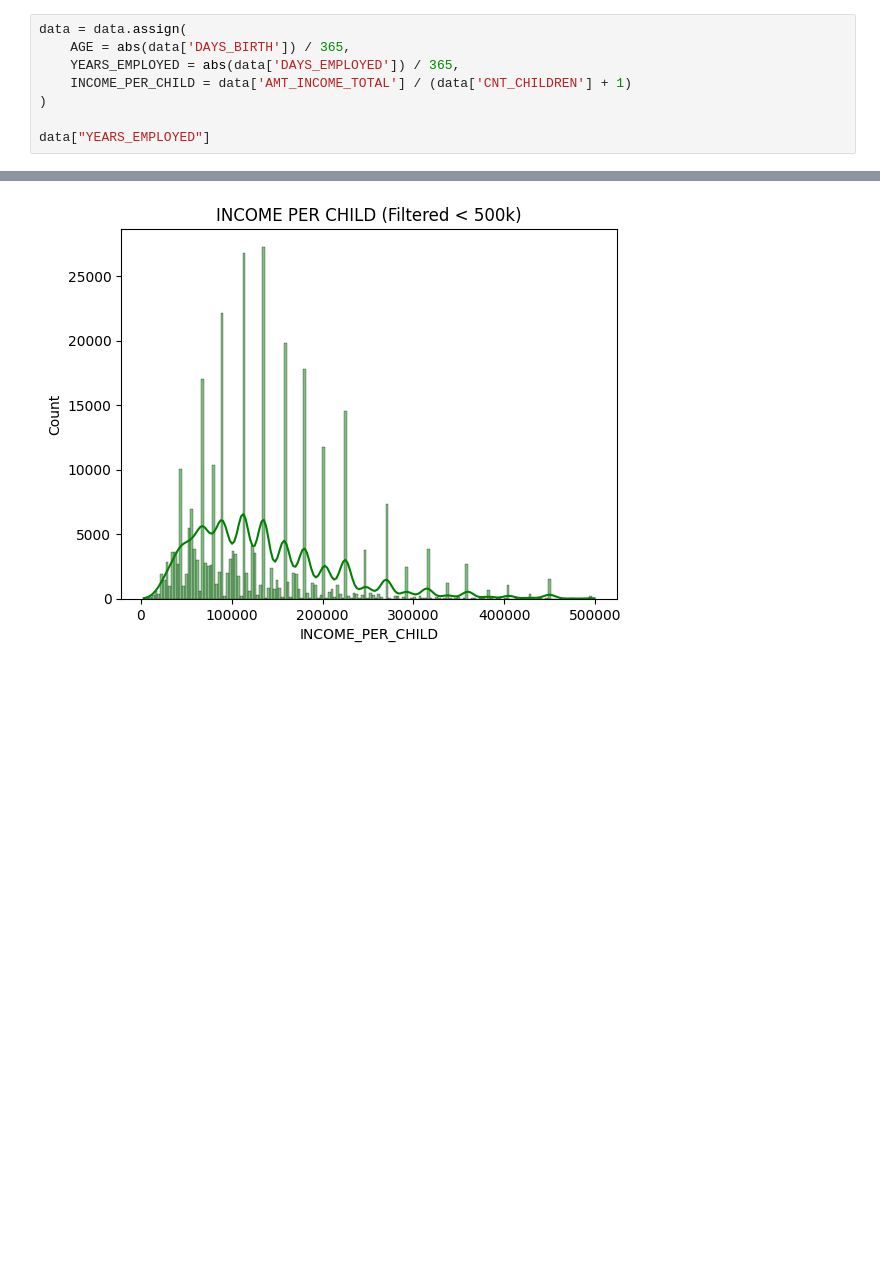
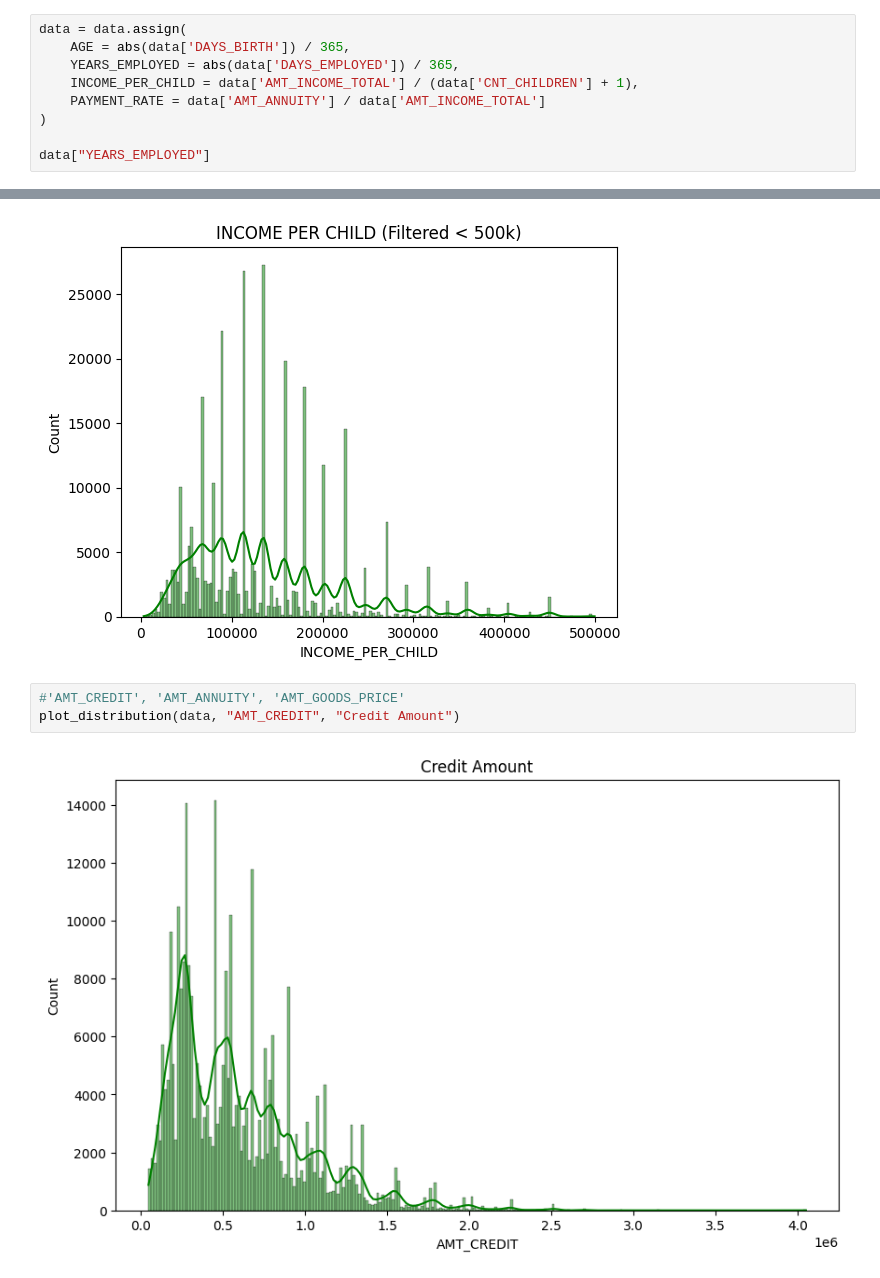
Before and after one commit to aviollaz/end-to-end-credit-scoring, a Jupyter notebook: notebooks/notebook.ipynb, the cells around one changed output, grey strips where cells are left out. Drawn from its saved outputs; the diff is of its cells as text; blank space fills up the shorter version.

```diff
--- a/notebooks/notebook.ipynb
+++ b/notebooks/notebook.ipynb
@@ -22,7 +22,8 @@ The first thing I will do is to create new variables that will better suit the m
 data = data.assign(
     AGE = abs(data['DAYS_BIRTH']) / 365,
     YEARS_EMPLOYED = abs(data['DAYS_EMPLOYED']) / 365,
-    INCOME_PER_CHILD = data['AMT_INCOME_TOTAL'] / (data['CNT_CHILDREN'] + 1)
+    INCOME_PER_CHILD = data['AMT_INCOME_TOTAL'] / (data['CNT_CHILDREN'] + 1),
+    PAYMENT_RATE = data['AMT_ANNUITY'] / data['AMT_INCOME_TOTAL']
 )
 
 data["YEARS_EMPLOYED"]
@@ -95,3 +125,8 @@ plt.title('INCOME PER CHILD (Filtered < 500k)')
 plt.show()
 # %% [output]
 [figure]
+# %%
+#'AMT_CREDIT', 'AMT_ANNUITY', 'AMT_GOODS_PRICE'
+plot_distribution(data, "AMT_CREDIT", "Credit Amount")
+# %% [output]
+[figure, added]
```
Also changed, not shown: parts of 11 cells of this notebook.
